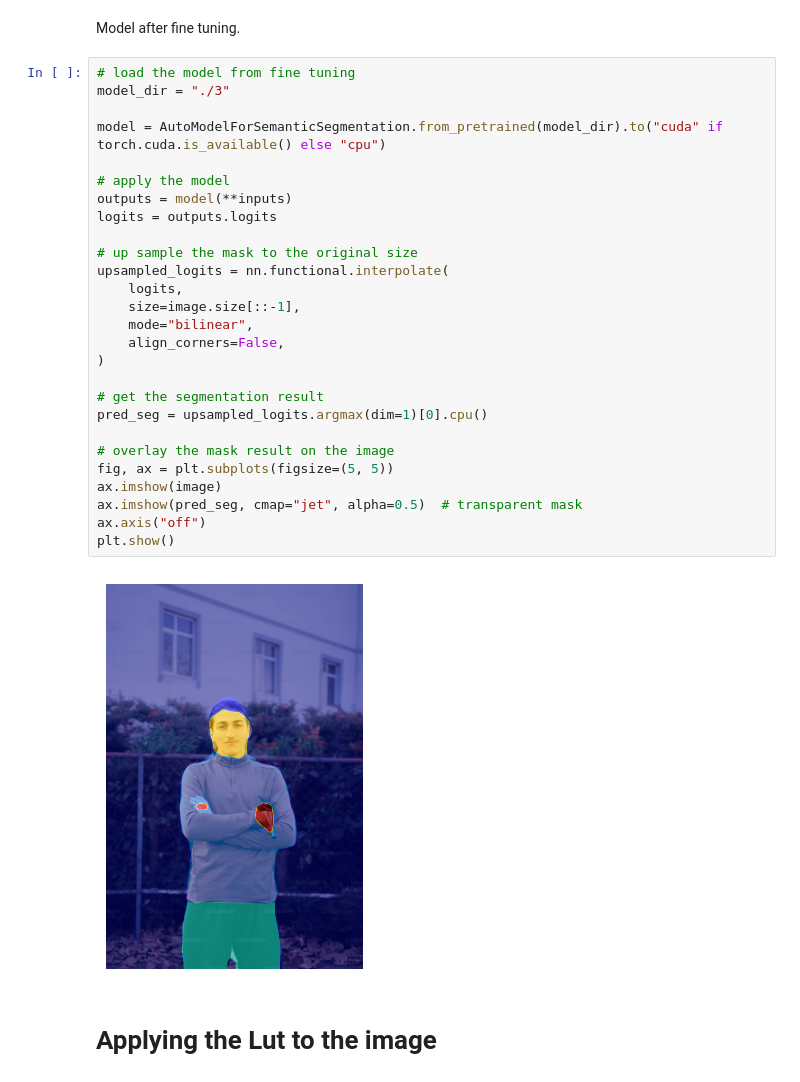
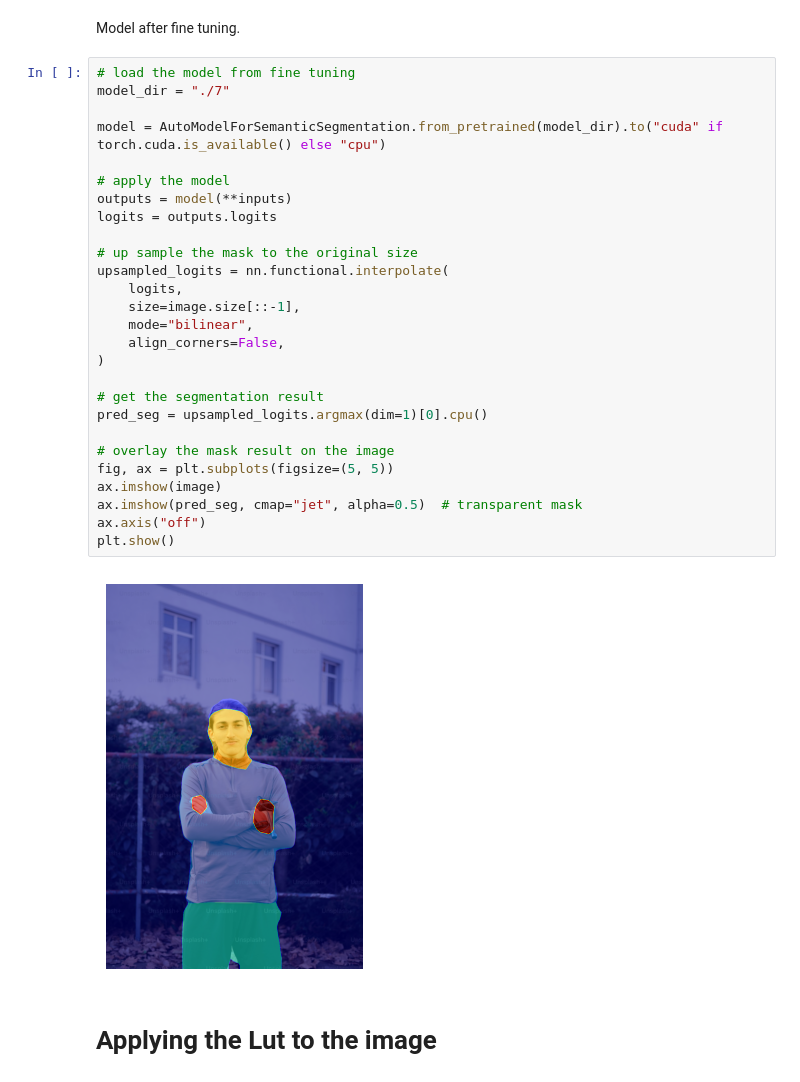
Before and after one commit to AlanGalaxy/507, a Jupyter notebook: 507_Proect.ipynb, the cells around one changed output. Cells and saved outputs as stored; diff of their text form.

```diff
--- a/507_Proect.ipynb
+++ b/507_Proect.ipynb
@@ -136,32 +128,32 @@ plt.show()
 Model after fine tuning.
 # %%
 # load the model from fine tuning
-model_dir = "./3"
+model_dir = "./7"
 
 model = AutoModelForSemanticSegmentation.from_pretrained(model_dir).to("cuda" if torch.cuda.is_available() else "cpu")
 
 # apply the model
 outputs = model(**inputs)
 logits = outputs.logits
 
 # up sample the mask to the original size
 upsampled_logits = nn.functional.interpolate(
     logits,
     size=image.size[::-1],
     mode="bilinear",
     align_corners=False,
 )
 
 # get the segmentation result
 pred_seg = upsampled_logits.argmax(dim=1)[0].cpu()
 
 # overlay the mask result on the image
 fig, ax = plt.subplots(figsize=(5, 5))
 ax.imshow(image)
 ax.imshow(pred_seg, cmap="jet", alpha=0.5)  # transparent mask
 ax.axis("off")
 plt.show()
 # %% [output]
-[figure, old version]
+[figure, new version]
 # %% [markdown]
 # Applying the Lut to the image
```
Also changed, not shown: parts of 8 cells of this notebook.
